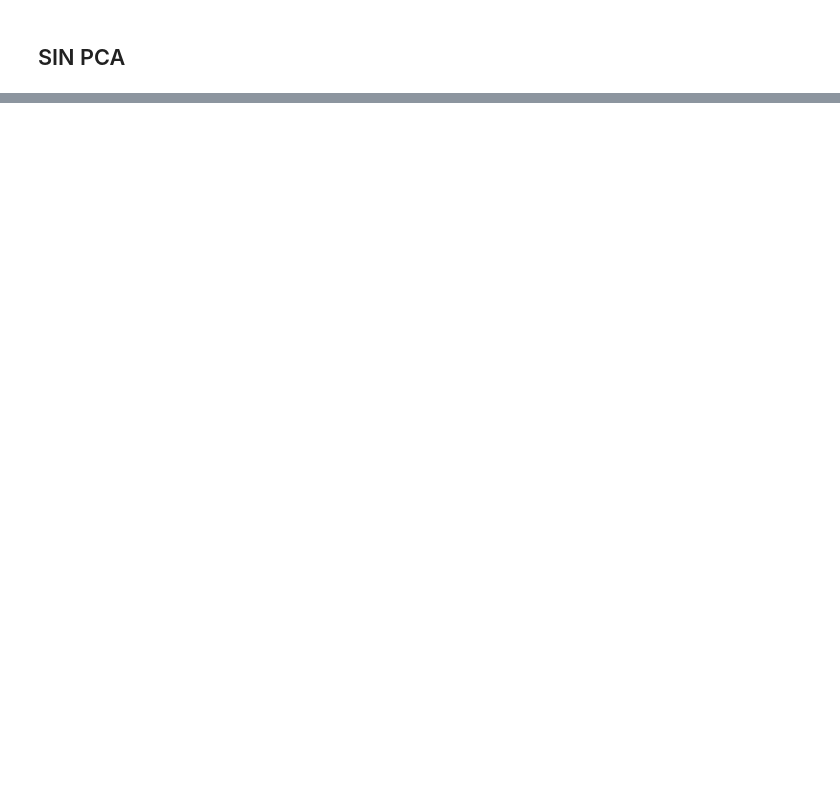
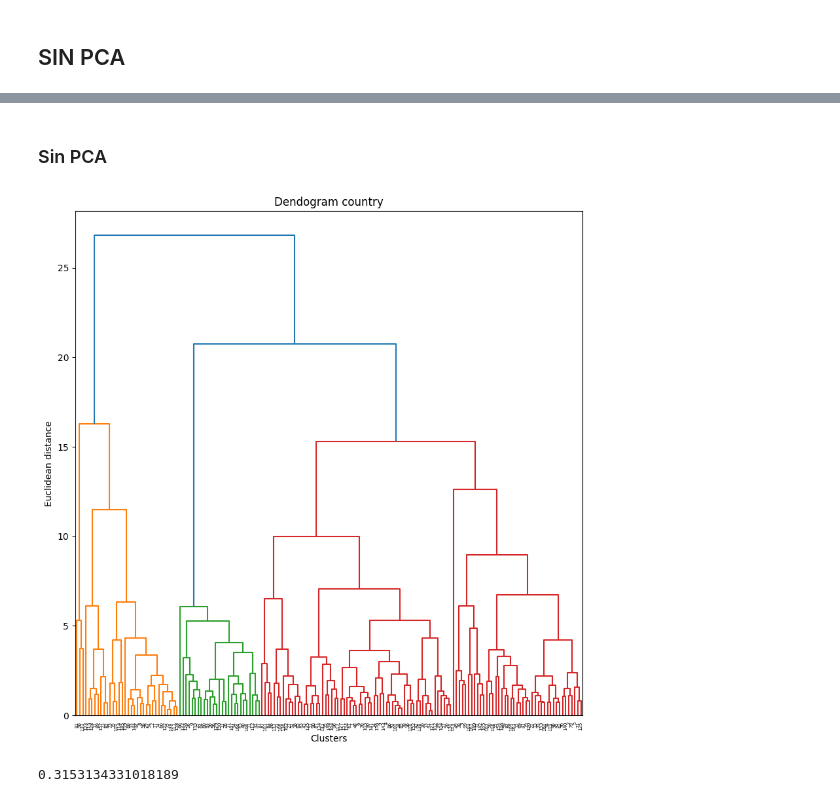
Before and after one commit to oscardbocanegra/learning_platzi, a Jupyter notebook: dataScientistPython/clustering/proyecto_clustering.ipynb, the cells around one changed output, grey strips where cells are left out. Saved outputs shown, nothing was run; the diff lists cells and outputs as text; code cells hidden in the pictures; blank space fills up the shorter version.

```diff
--- a/dataScientistPython/clustering/proyecto_clustering.ipynb
+++ b/dataScientistPython/clustering/proyecto_clustering.ipynb
@@ -238,0 +276,18 @@ df_country['k_means'] = y
+# %% [markdown]
+### Sin PCA
+# %%
+fig = plt.figure(figsize=(10, 10))
+dendrogram_plot = dendrogram(linkage(df_country_scaled, method='ward'))
+plt.title('Dendogram country')
+plt.xlabel('Clusters')
+plt.ylabel('Euclidean distance')
+plt.show()
+# %% [output]
+[figure, added]
+# %%
+hc = AgglomerativeClustering(n_clusters=2, metric='euclidean', linkage='ward')
+y_hc = hc.fit_predict(df_country_scaled)
+print(silhouette_score(df_country_scaled, y_hc))
+df_country['hc'] = y_hc
+# %% [output]
+0.3153134331018189
```
Also changed, not shown: parts of 10 cells of this notebook.
